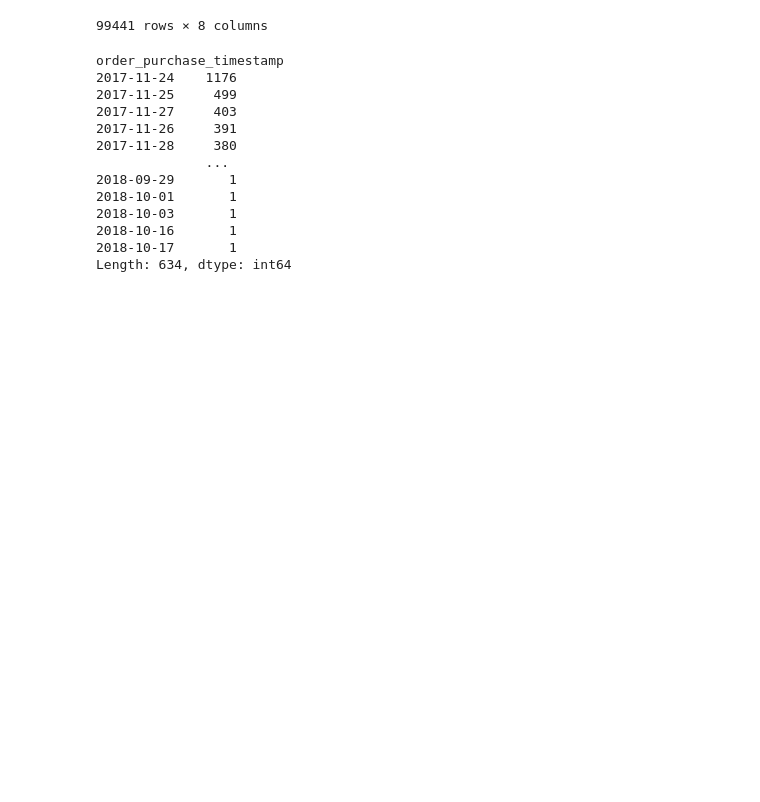
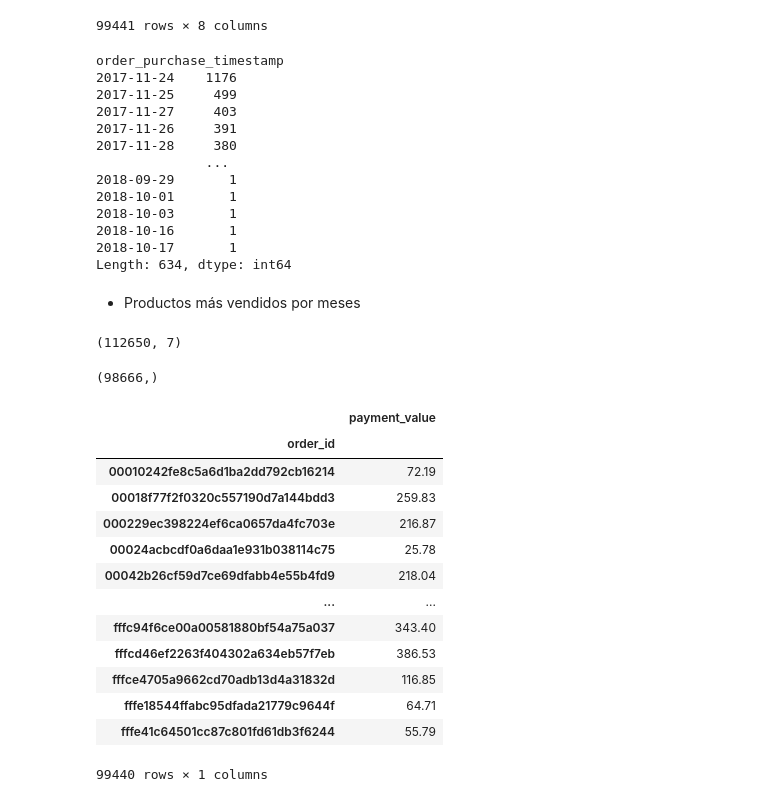
Before and after one commit to dllamas-stem/olist-interactive-dashboad, a Jupyter notebook: notebooks/use-data-notebook.ipynb, the cells around one changed output. Cells and saved outputs as stored; diff of their text form; code cells hidden in the pictures; blank space fills up the shorter version.

```diff
--- a/notebooks/use-data-notebook.ipynb
+++ b/notebooks/use-data-notebook.ipynb
@@ -332,3 +332,31 @@ order_purchase_timestamp
 2018-10-16       1
 2018-10-17       1
 Length: 634, dtype: int64
+# %% [markdown]
+- Productos más vendidos por meses
+# %%
+df_order_items.shape
+# %% [output]
+(112650, 7)
+# %%
+df_order_items['order_id'].unique().shape
+# %% [output]
+(98666,)
+# %%
+top_10_productos_mas_vendidos = df_order_payments.groupby(by=['order_id'])['payment_value'].sum().to_frame()
+top_10_productos_mas_vendidos
+# %% [output]
+|  | payment_value |
+| order_id |  |
+| 00010242fe8c5a6d1ba2dd792cb16214 | 72.19 |
+| 00018f77f2f0320c557190d7a144bdd3 | 259.83 |
+| 000229ec398224ef6ca0657da4fc703e | 216.87 |
+| 00024acbcdf0a6daa1e931b038114c75 | 25.78 |
+| 00042b26cf59d7ce69dfabb4e55b4fd9 | 218.04 |
+| ... | ... |
+| fffc94f6ce00a00581880bf54a75a037 | 343.40 |
+| fffcd46ef2263f404302a634eb57f7eb | 386.53 |
+| fffce4705a9662cd70adb13d4a31832d | 116.85 |
+| fffe18544ffabc95dfada21779c9644f | 64.71 |
+| fffe41c64501cc87c801fd61db3f6244 | 55.79 |
+99440 rows × 1 columns
```
Also changed, not shown: 2 other files.
